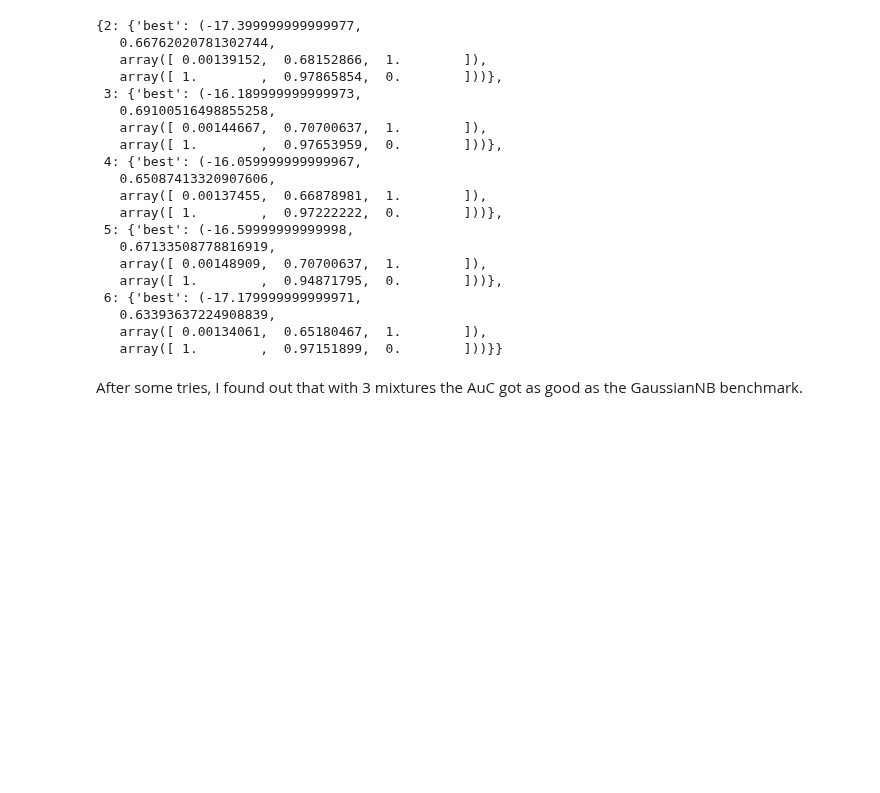
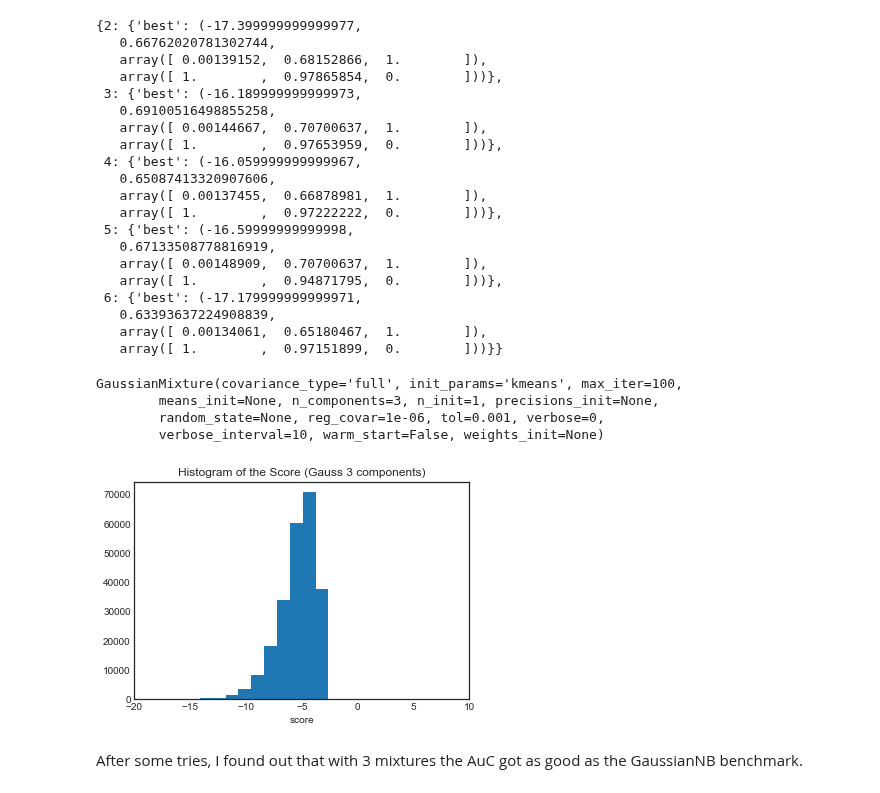
Before and after one commit to NekuSakuraba/machine-learning, a Jupyter notebook: projects/capstone/project/Project Development.ipynb, the cells around one changed output. Drawn from its saved outputs; the diff is of its cells as text; code cells hidden in the pictures; blank space fills up the shorter version.

```diff
--- a/projects/capstone/project/Project Development.ipynb
+++ b/projects/capstone/project/Project Development.ipynb
@@ -649,6 +649,24 @@ track
    0.63393637224908839,
    array([ 0.00134061,  0.65180467,  1.        ]),
    array([ 1.        ,  0.97151899,  0.        ]))}}
+# %%
+gauss_clf = GaussianMixture(3)
+gauss_clf.fit(X_resampled)
+# %% [output]
+GaussianMixture(covariance_type='full', init_params='kmeans', max_iter=100,
+        means_init=None, n_components=3, n_init=1, precisions_init=None,
+        random_state=None, reg_covar=1e-06, tol=0.001, verbose=0,
+        verbose_interval=10, warm_start=False, weights_init=None)
+# %%
+scores = gauss_clf.score_samples(X[~y.index.isin(idxs)].as_matrix())
+# %%
+plt.hist(scores, bins=10000)
+plt.xlim(-20, 10)
+plt.title('Histogram of the Score (Gauss 3 components)')
+plt.xlabel('score')
+plt.show()
+# %% [output]
+[figure, added]
 # %% [markdown]
 After some tries, I found out that with 3 mixtures the AuC got as good as the GaussianNB benchmark.
 # %% [markdown]
```
Also changed, not shown: parts of 1 cell of this notebook.
